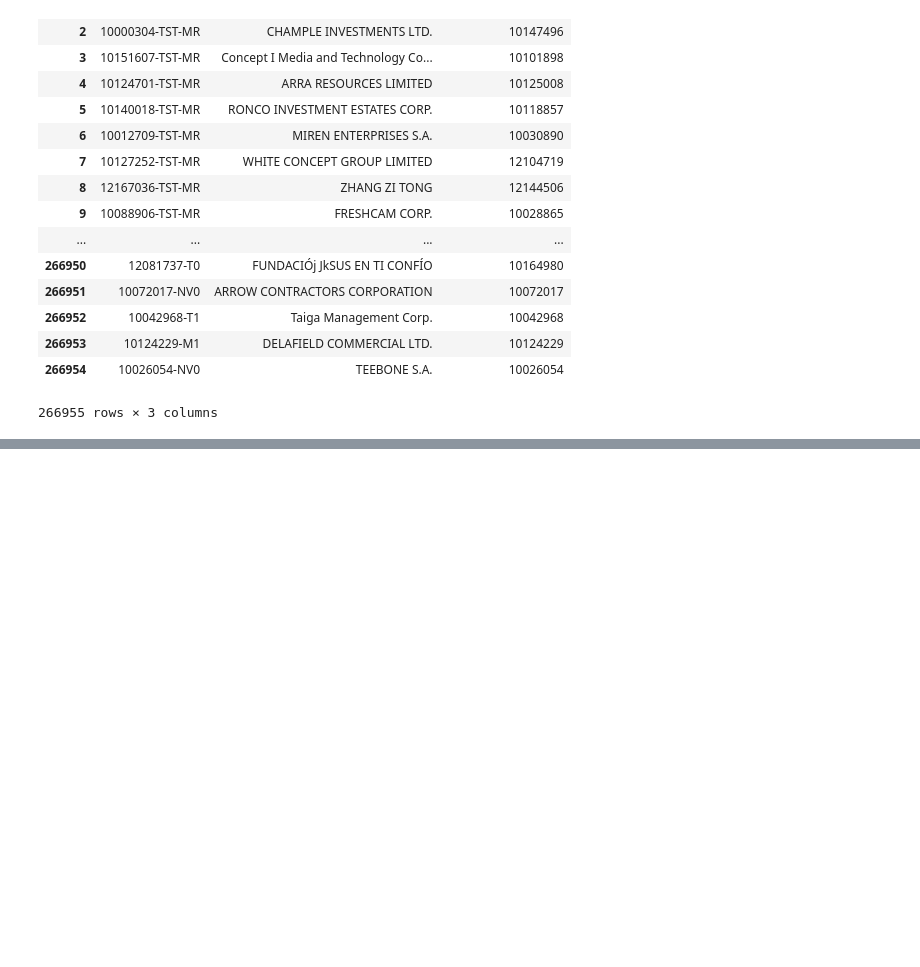
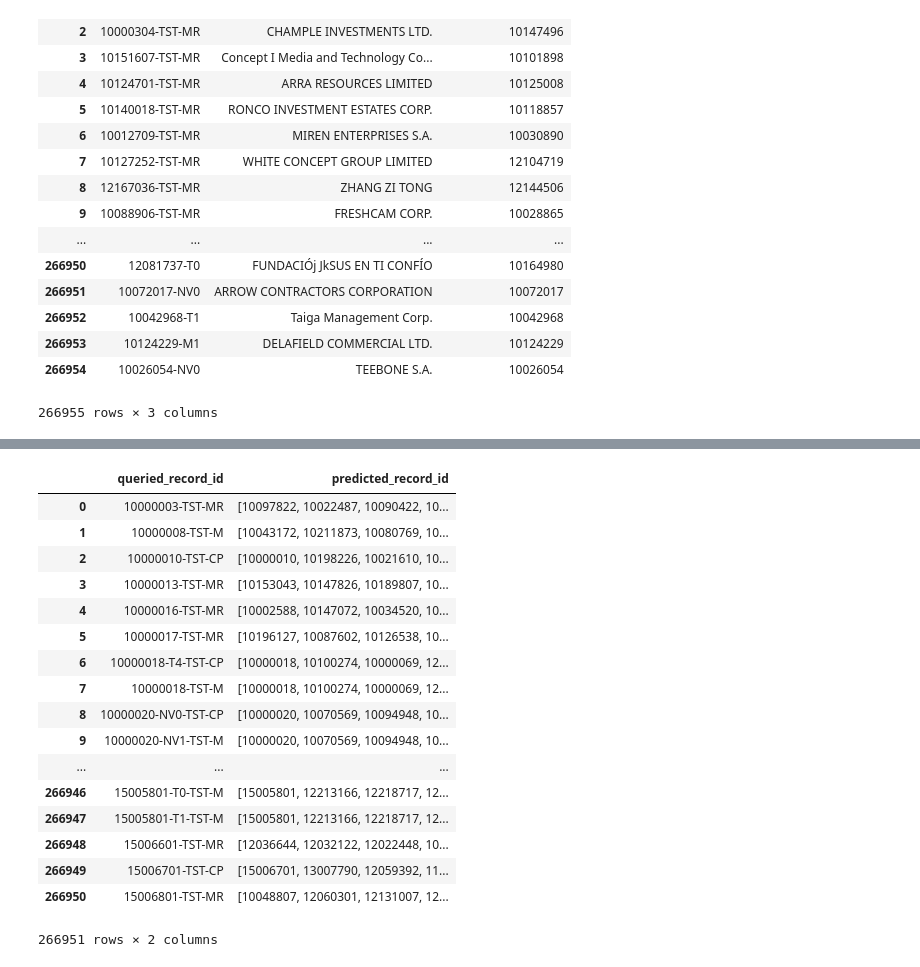
Before and after one commit to teomores/Oracle_HPC_contest, a Jupyter notebook: notebooks/name_letter_matrix.ipynb, the cells around one changed output, grey strips where cells are left out. Drawn from its saved outputs; the diff is of its cells as text; code cells hidden in the pictures; blank space fills up the shorter version.

```diff
--- a/notebooks/name_letter_matrix.ipynb
+++ b/notebooks/name_letter_matrix.ipynb
@@ -263,0 +421,3 @@ sub
+# %%
+group_sub = subbb.groupby('queried_record_id').apply(lambda x: list(x['predicted_record_id']))
+group_sub
@@ -263,0 +442,26 @@ sub
+# %%
+subbbbbbb = pd.DataFrame(group_sub)
+# %%
+subbbbbbb = subbbbbbb.reset_index()
+# %%
+subbbbbbb = subbbbbbb.rename(columns={0: 'predicted_record_id'})
+subbbbbbb
+# %% [output]
+|  | queried_record_id | predicted_record_id |
+| 0 | 10000003-TST-MR | [10097822, 10022487, 10090422, 10... |
+| 1 | 10000008-TST-M | [10043172, 10211873, 10080769, 10... |
+| 2 | 10000010-TST-CP | [10000010, 10198226, 10021610, 10... |
+| 3 | 10000013-TST-MR | [10153043, 10147826, 10189807, 10... |
+| 4 | 10000016-TST-MR | [10002588, 10147072, 10034520, 10... |
+| 5 | 10000017-TST-MR | [10196127, 10087602, 10126538, 10... |
+| 6 | 10000018-T4-TST-CP | [10000018, 10100274, 10000069, 12... |
+| 7 | 10000018-TST-M | [10000018, 10100274, 10000069, 12... |
+| 8 | 10000020-NV0-TST-CP | [10000020, 10070569, 10094948, 10... |
+| 9 | 10000020-NV1-TST-M | [10000020, 10070569, 10094948, 10... |
+| ... | ... | ... |
+| 266946 | 15005801-T0-TST-M | [15005801, 12213166, 12218717, 12... |
+| 266947 | 15005801-T1-TST-M | [15005801, 12213166, 12218717, 12... |
+| 266948 | 15006601-TST-MR | [12036644, 12032122, 12022448, 10... |
+| 266949 | 15006701-TST-CP | [15006701, 13007790, 12059392, 11... |
+| 266950 | 15006801-TST-MR | [10048807, 12060301, 12131007, 12... |
+266951 rows × 2 columns
```
Also changed, not shown: parts of 25 cells of this notebook.
